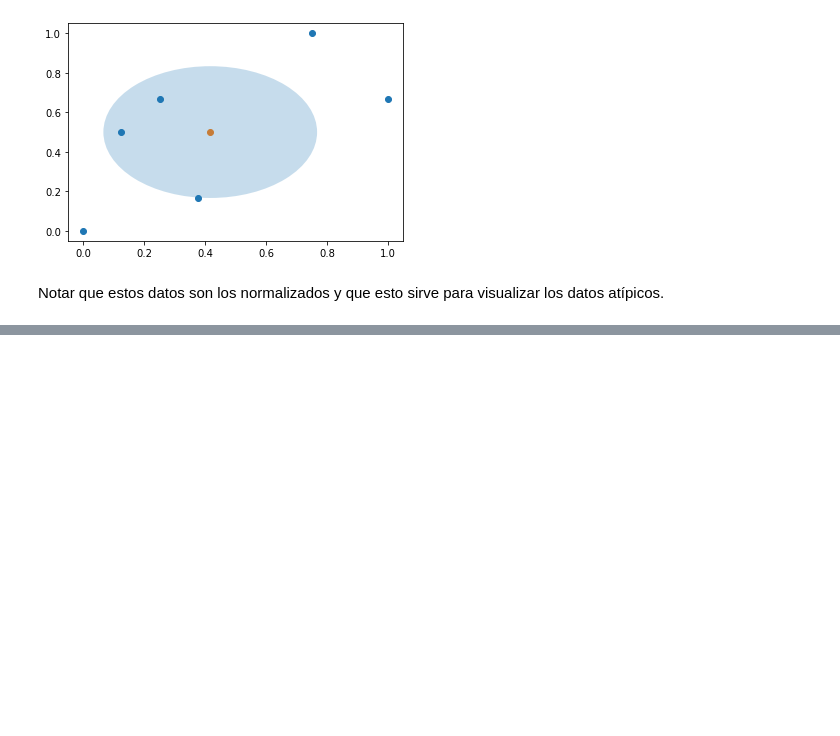
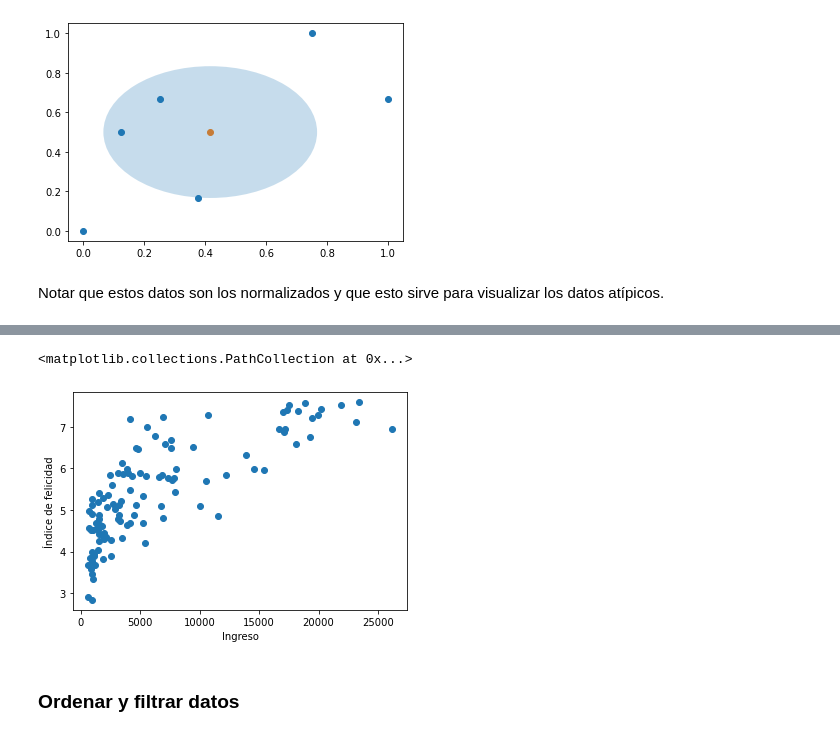
Before and after one commit to KevinArielM/Machine-Learning-Python-, a Jupyter notebook: Estudio de K-Medias.ipynb, the cells around one changed output, grey strips where cells are left out. Drawn from its saved outputs; the diff is of its cells as text; code cells hidden in the pictures; blank space fills up the shorter version.

```diff
--- a/Estudio de K-Medias.ipynb
+++ b/Estudio de K-Medias.ipynb
@@ -353,0 +356,5 @@ Notar que estos datos son los normalizados y que esto sirve para visualizar los
+# %%
+import pandas as pd
+
+felicidad=pd.read_csv("Índice de felicidad.csv")
+felicidad.head()
@@ -353,0 +368,13 @@ Notar que estos datos son los normalizados y que esto sirve para visualizar los
+# %%
+feliz=felicidad["happyScore"]
+ingreso=felicidad["avg_income"]
+# %%
+import matplotlib.pyplot as plt
+plt.xlabel("Ingreso")
+plt.ylabel("Índice de felicidad")
+plt.scatter(ingreso,feliz)
+# %% [output]
+<matplotlib.collections.PathCollection at 0x...>
+[figure, added]
+# %% [markdown]
+### Ordenar y filtrar datos
```
Also changed, not shown: parts of 29 cells of this notebook.
